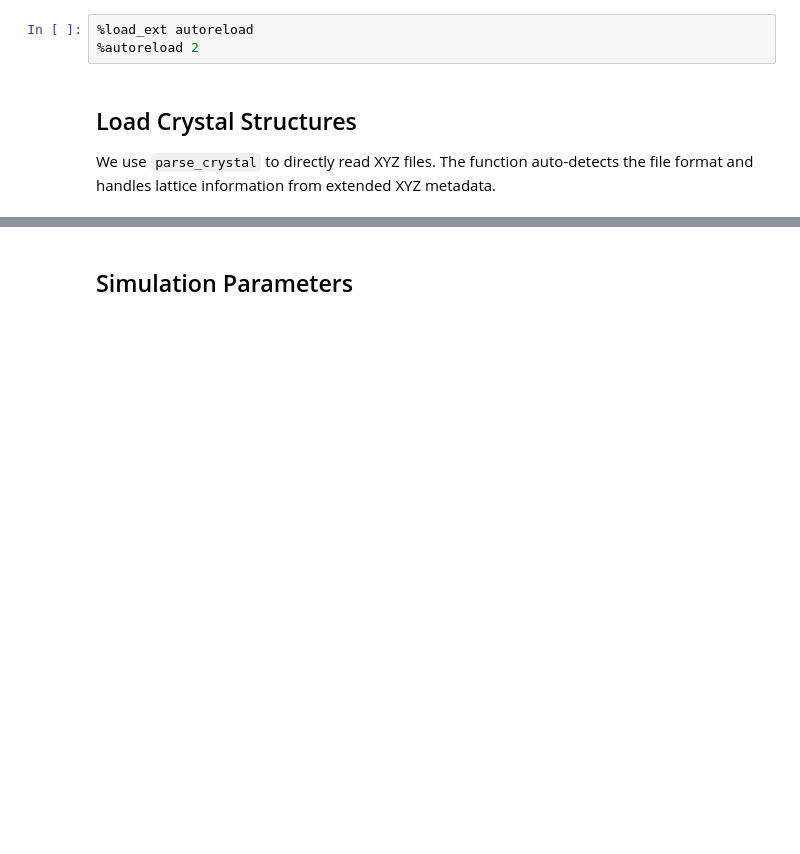
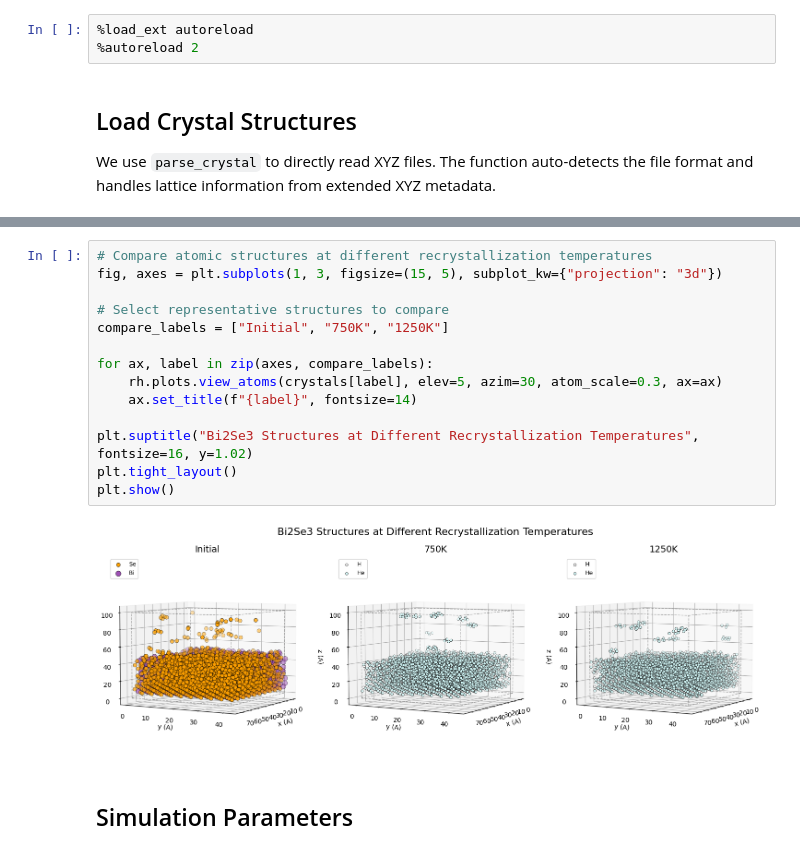
Before and after one commit to debangshu-mukherjee/rheedium, a Jupyter notebook: tutorials/04_bi2se3_temperature.ipynb, the cells around one changed output, grey strips where cells are left out. Saved outputs shown, nothing was run; the diff lists cells and outputs as text; blank space fills up the shorter version.

```diff
--- a/tutorials/04_bi2se3_temperature.ipynb
+++ b/tutorials/04_bi2se3_temperature.ipynb
@@ -61,3 +85,19 @@ Initial: 4000 atoms, cell = [72.49, 41.31, 100.00] Å
+# %%
+# Compare atomic structures at different recrystallization temperatures
+fig, axes = plt.subplots(1, 3, figsize=(15, 5), subplot_kw={"projection": "3d"})
+
+# Select representative structures to compare
+compare_labels = ["Initial", "750K", "1250K"]
+
+for ax, label in zip(axes, compare_labels):
+    rh.plots.view_atoms(crystals[label], elev=5, azim=30, atom_scale=0.3, ax=ax)
+    ax.set_title(f"{label}", fontsize=14)
+
+plt.suptitle("Bi2Se3 Structures at Different Recrystallization Temperatures", fontsize=16, y=1.02)
+plt.tight_layout()
+plt.show()
+# %% [output]
+[figure, added]
 # %% [markdown]
 ## Simulation Parameters
 # %%
```
Also changed, not shown: parts of 7 cells of this notebook.
